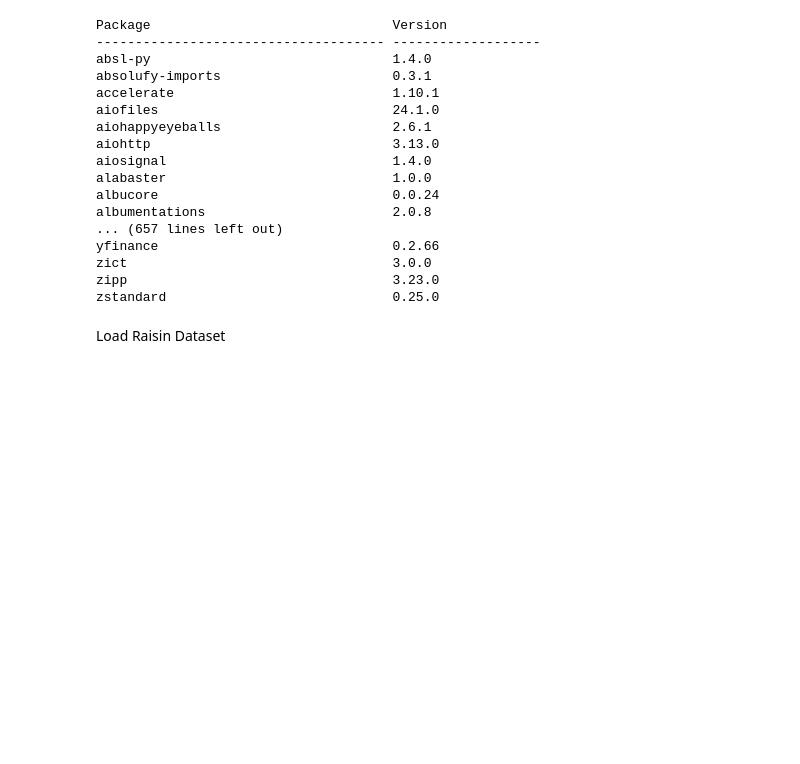
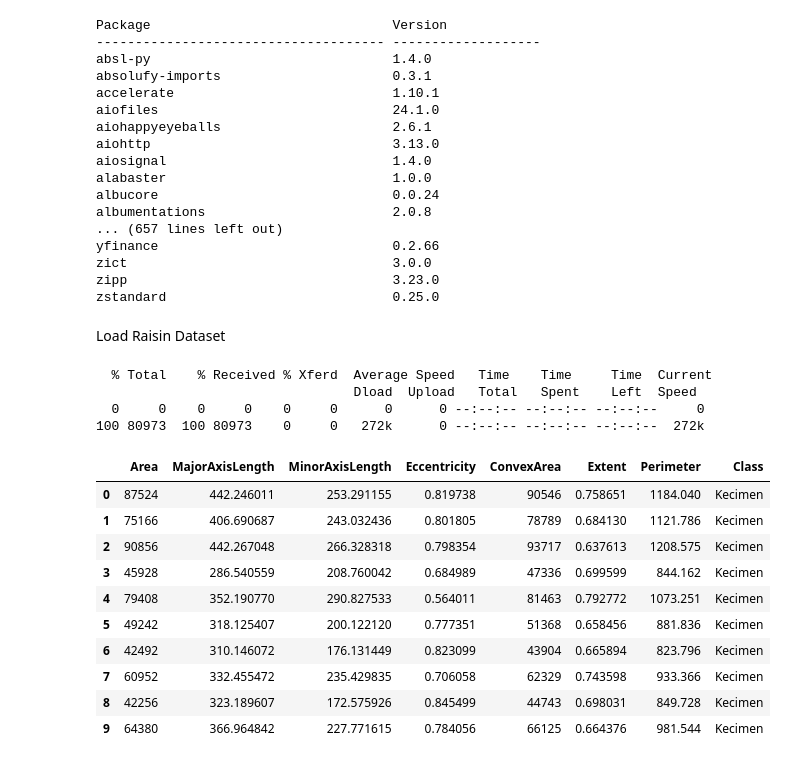
Before and after one commit to leinadiyanu/Raisin-Variety-Classification-Dataset, a Jupyter notebook: raisin_variety_classification.ipynb, the cells around one changed output. Drawn from its saved outputs; the diff is of its cells as text; code cells hidden in the pictures; blank space fills up the shorter version.

```diff
--- a/raisin_variety_classification.ipynb
+++ b/raisin_variety_classification.ipynb
@@ -31,3 +31,12 @@ zipp                                  3.23.0
 zstandard                             0.25.0
 # %% [markdown]
 Load Raisin Dataset
+# %%
+#!/bin/bash
+!curl -L -o raisin-dataset.zip\
+  https://www.kaggle.com/api/v1/datasets/download/huseyincenik/raisin-dataset
+# %% [output]
+  % Total    % Received % Xferd  Average Speed   Time    Time     Time  Current
+                                 Dload  Upload   Total   Spent    Left  Speed
+  0     0    0     0    0     0      0      0 --:--:-- --:--:-- --:--:--     0
+100 80973  100 80973    0     0   272k      0 --:--:-- --:--:-- --:--:--  272k
@@ -34,3 +45,15 @@ Load Raisin Dataset
 # %%
-df = pd.read_csv('Raisin_Dataset.csv')
-df.head()
+df = pd.read_excel('Raisin_Dataset.xlsx')
+df.head(10)
+# %% [output]
+|  | Area | MajorAxisLength | MinorAxisLength | Eccentricity | ConvexArea | Extent | Perimeter | Class |
+| 0 | 87524 | 442.246011 | 253.291155 | 0.819738 | 90546 | 0.758651 | 1184.040 | Kecimen |
+| 1 | 75166 | 406.690687 | 243.032436 | 0.801805 | 78789 | 0.684130 | 1121.786 | Kecimen |
+| 2 | 90856 | 442.267048 | 266.328318 | 0.798354 | 93717 | 0.637613 | 1208.575 | Kecimen |
+| 3 | 45928 | 286.540559 | 208.760042 | 0.684989 | 47336 | 0.699599 | 844.162 | Kecimen |
+| 4 | 79408 | 352.190770 | 290.827533 | 0.564011 | 81463 | 0.792772 | 1073.251 | Kecimen |
+| 5 | 49242 | 318.125407 | 200.122120 | 0.777351 | 51368 | 0.658456 | 881.836 | Kecimen |
+| 6 | 42492 | 310.146072 | 176.131449 | 0.823099 | 43904 | 0.665894 | 823.796 | Kecimen |
+| 7 | 60952 | 332.455472 | 235.429835 | 0.706058 | 62329 | 0.743598 | 933.366 | Kecimen |
+| 8 | 42256 | 323.189607 | 172.575926 | 0.845499 | 44743 | 0.698031 | 849.728 | Kecimen |
+| 9 | 64380 | 366.964842 | 227.771615 | 0.784056 | 66125 | 0.664376 | 981.544 | Kecimen |
```
Also changed, not shown: parts of 1 cell of this notebook.
